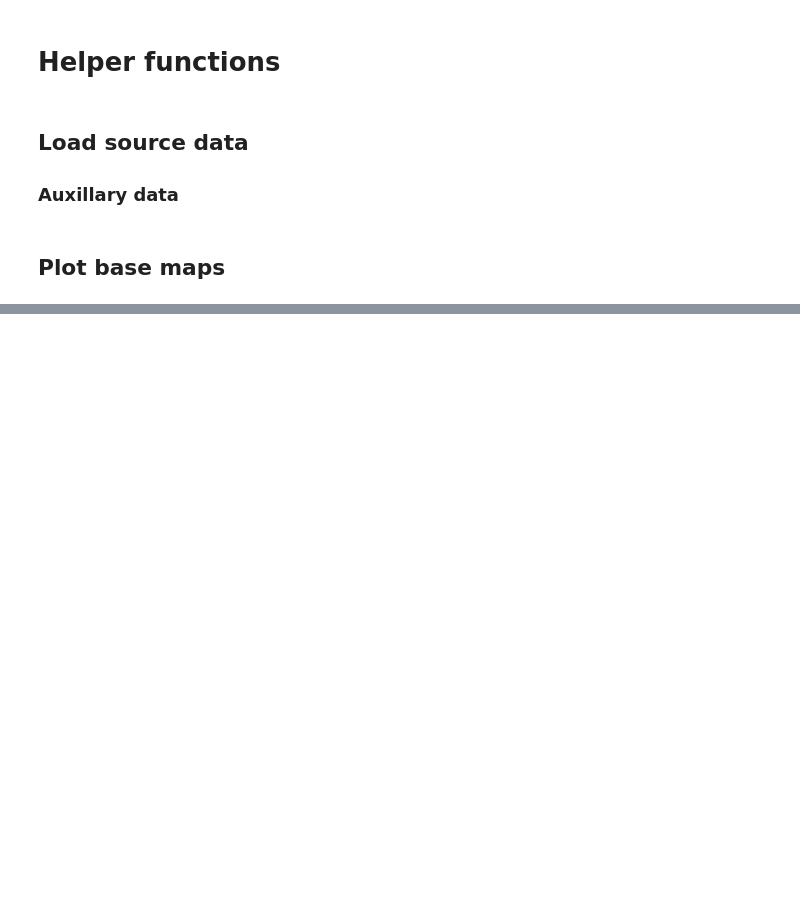
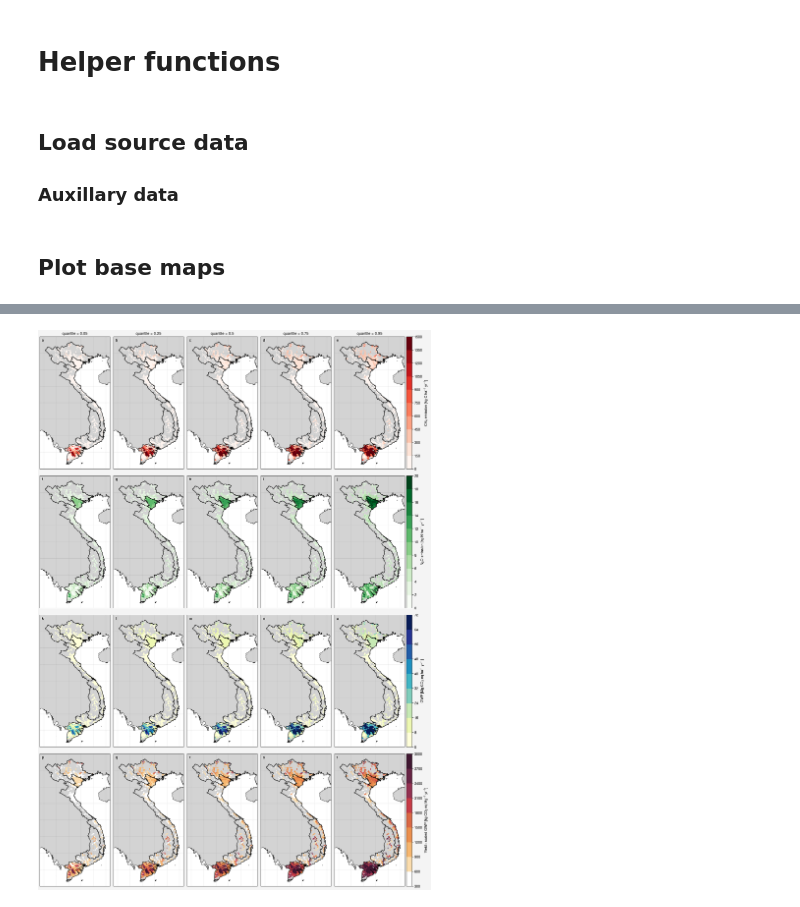
Before and after one commit to cwerner/paper-werner-rice-vietnam, a Jupyter notebook: nbs/plots_maps.ipynb, the cells around one changed output, grey strips where cells are left out. Saved outputs shown, nothing was run; the diff lists cells and outputs as text; code cells hidden in the pictures; blank space fills up the shorter version.

```diff
--- a/nbs/plots_maps.ipynb
+++ b/nbs/plots_maps.ipynb
@@ -181,0 +193,88 @@ plot_pdf_png(fig, 'management')
+# %%
+# read netcdfs
+annual = xr.open_dataset(inpath / ".." / "intermediate" / "annual_pctl.nc")
+seasonal = xr.open_dataset(inpath / ".." / "intermediate" / "seasonal_pctl.nc")
+# %%
+# da_ch4 = (annual.dC_ch4_emis * days_da).mean(dim='year')
+# da_n2o = (annual.dN_n2o_emis * days_da).mean(dim='year')
+da_ch4 = annual.dC_ch4_emis.mean(dim='year') * 10_000
+da_n2o = annual.dN_n2o_emis.mean(dim='year') * 10_000
+
+da_gwp    = (da_ch4 * 28 * (16./12.) + da_n2o * 298 * (44./28.)) * 0.001
+da_yscale = ((da_ch4 * 28 * (16./12.) + da_n2o * 298 * (44./28.)) /
+            ((annual.DW_fru_export * 10_000).mean(dim='year') * 0.001))
+# %%
+fig, axs = plot.subplots(ncols=5, nrows=4, proj='cyl')
+axs.format(
+    land=True,
+    reso='hi',
+    landcolor='lightgray',
+    latlim=(8,24),
+    lonlim=(101.5,110),
+    abc=True, abcloc='ul',
+)
+
+for i, ax in enumerate(axs[:5]):
+    p=da_ch4.isel(quantile=i).plot(
+        ax=ax,
+        vmin=0, vmax=1500,
+        cmap='Reds',
+        transform=ccrs.PlateCarree(),
+        zorder=20,
+        extend='max',
+        #label="label" if i == 4 else None,
+        add_colorbar=False #True if i == 4 else False
+    )
+    if i == 4: ax.colorbar(p, label=r"$\mathregular{CH_4\ emission\ [kg\ C\ ha^{-1}\ yr^{-1}]}$")
+
+
+for i, ax in enumerate(axs[5:10]):
+    p=da_n2o.isel(quantile=i, drop=True).plot(
+        ax=ax,
+        vmin=0, vmax=20,
+        cmap='Greens',
+        transform=ccrs.PlateCarree(),
+        zorder=20,
+        extend='max',
+        #label="label" if i == 4 else None,
+        add_colorbar=False #True if i == 4 else False
+    )
+    if i == 4: ax.colorbar(p, label=r"$\mathregular{N_2O\ emission\ [kg\ N\ ha^{-1}\ yr^{-1}]}$")
+
+
+for i, ax in enumerate(axs[10:15]):
+    p=da_gwp.isel(quantile=i, drop=True).plot(
+        ax=ax,
+        vmin=0, vmax=75,
+        cmap='YlGnBu',
+        transform=ccrs.PlateCarree(),
+        zorder=20,
+        extend='max',
+        #label="label" if i == 4 else None,
+        add_colorbar=False #True if i == 4 else False
+    )
+    if i == 4: ax.colorbar(p, label=r"$\mathregular{GWP\ [Mg\ CO_2\ eq\ ha^{-1}\ yr^{-1}]}$")
+
+
+for i, ax in enumerate(axs[15:20]):
+    p=da_yscale.isel(quantile=i, drop=True).plot(
+        ax=ax,
+        vmin=150, vmax=3000,
+        cmap='Fire',
+        transform=ccrs.PlateCarree(),
+        zorder=20,
+        extend='max',
+        #label="label" if i == 4 else None,
+        add_colorbar=False #True if i == 4 else False
+    )
+    if i == 4: ax.colorbar(p, label=r"$\mathregular{Yield-scaled\ GWP\ [kg\ CO_2\ eq\ Mg^{-1}\ yr^{-1}]}$")
+
+
+
+for i, ax in enumerate(axs):
+    ax.coastlines(zorder=21)
+    ax.add_geometries(df_region.geometry, fc="None", ec="black", crs=ccrs.PlateCarree(), lw=1, zorder=22)
+
+plot_pdf_png(fig, "emissions")
+# %% [output]
+[figure, added]
```
Also changed, not shown: parts of 24 cells of this notebook, 4 other files.
